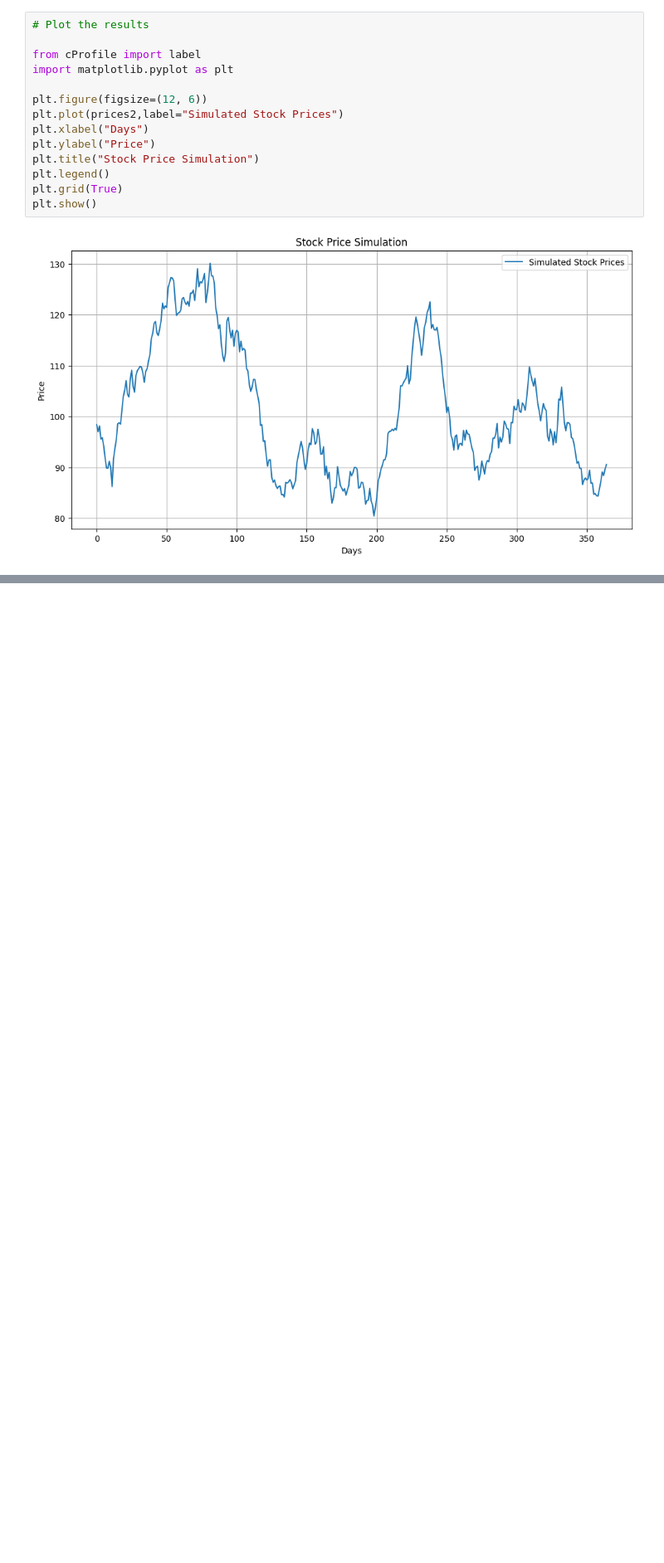
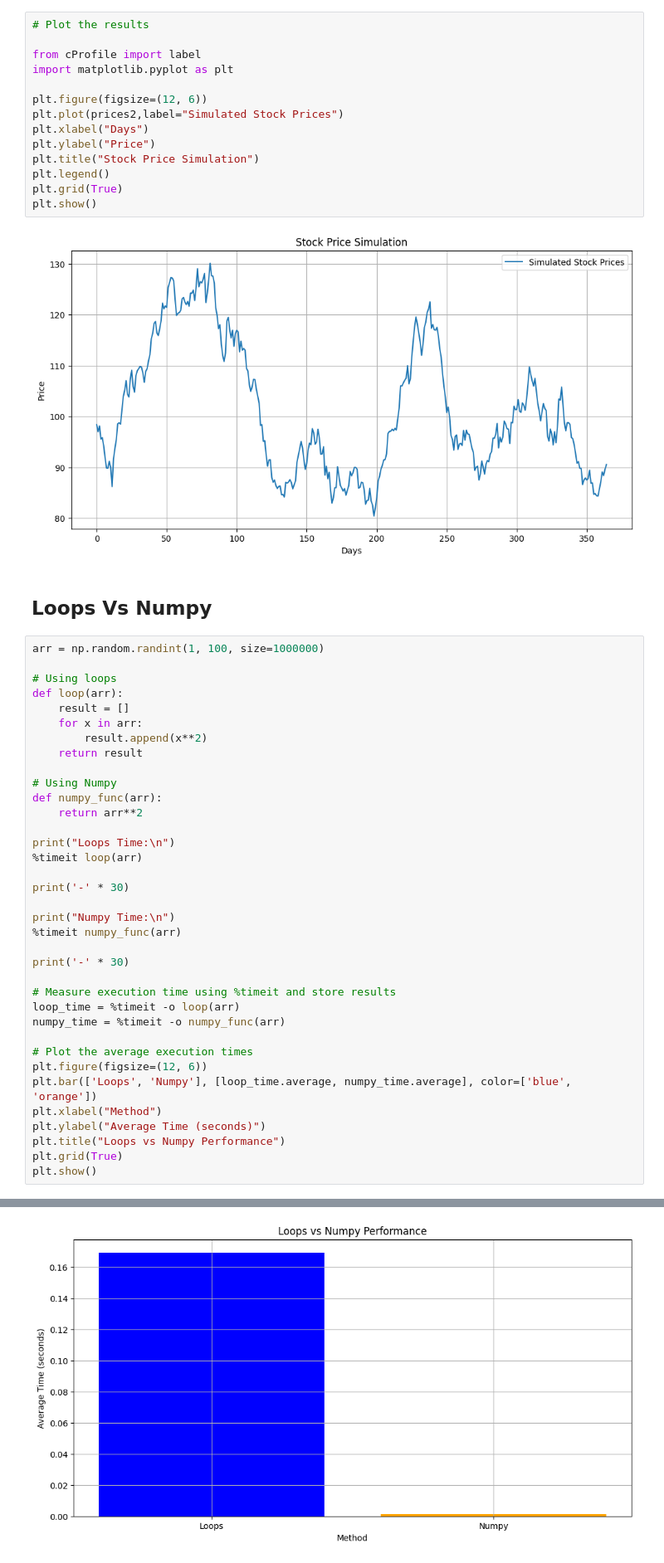
Before and after one commit to Neel7125/PracticePythonLibs, a Jupyter notebook: Numpy/dataSimulation.ipynb, the cells around one changed output, grey strips where cells are left out. Shown: that part at 83% size. Cells and saved outputs as stored; diff of their text form; blank space fills up the shorter version.

Commit message:
Comparison of Numpy With Loops

```diff
--- a/Numpy/dataSimulation.ipynb
+++ b/Numpy/dataSimulation.ipynb
@@ -363,3 +363,42 @@ plt.grid(True)
 plt.show()
 # %% [output]
 [figure]
+# %% [markdown]
+## Loops Vs Numpy
+# %%
+arr = np.random.randint(1, 100, size=1000000)
+
+# Using loops
+def loop(arr):
+    result = []
+    for x in arr:
+        result.append(x**2)
+    return result
+
+# Using Numpy
+def numpy_func(arr):
+    return arr**2
+
+print("Loops Time:\n")
+%timeit loop(arr)
+
+print('-' * 30)
+
+print("Numpy Time:\n")
+%timeit numpy_func(arr)
+
+print('-' * 30)
+
+# Measure execution time using %timeit and store results
+loop_time = %timeit -o loop(arr)
+numpy_time = %timeit -o numpy_func(arr)
+
+# Plot the average execution times
+plt.figure(figsize=(12, 6))
+plt.bar(['Loops', 'Numpy'], [loop_time.average, numpy_time.average], color=['blue', 'orange'])
+plt.xlabel("Method")
+plt.ylabel("Average Time (seconds)")
+plt.title("Loops vs Numpy Performance")
+plt.grid(True)
+plt.show()
+# %% [output]
@@ -365,0 +415 @@ plt.show()
+[figure, added]
```
Also changed, not shown: parts of 1 cell of this notebook.
